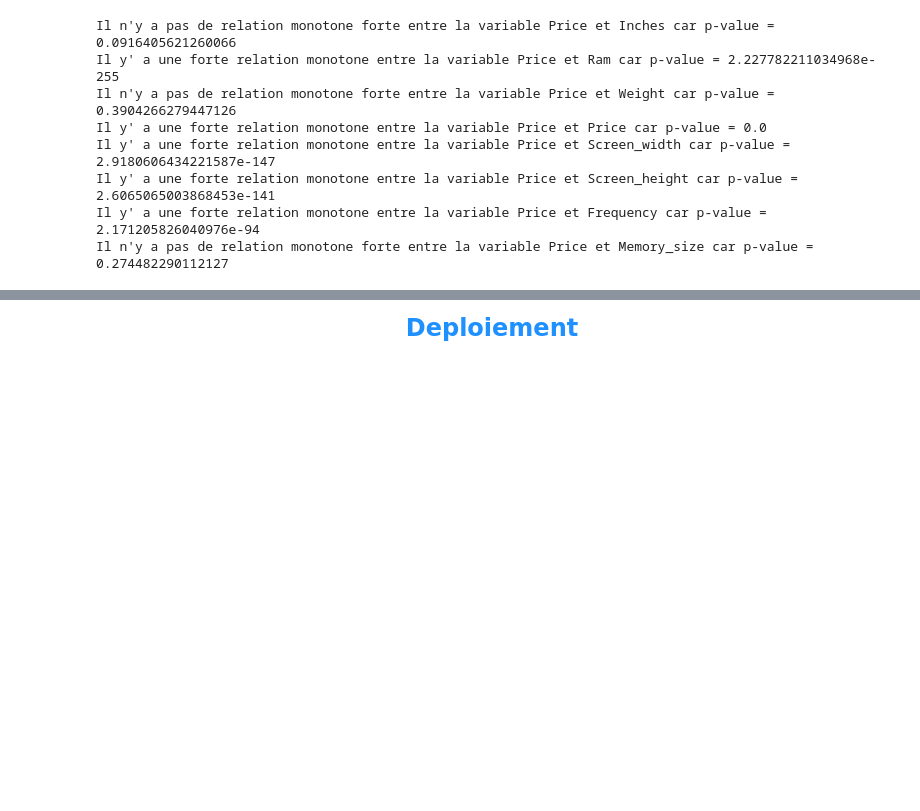
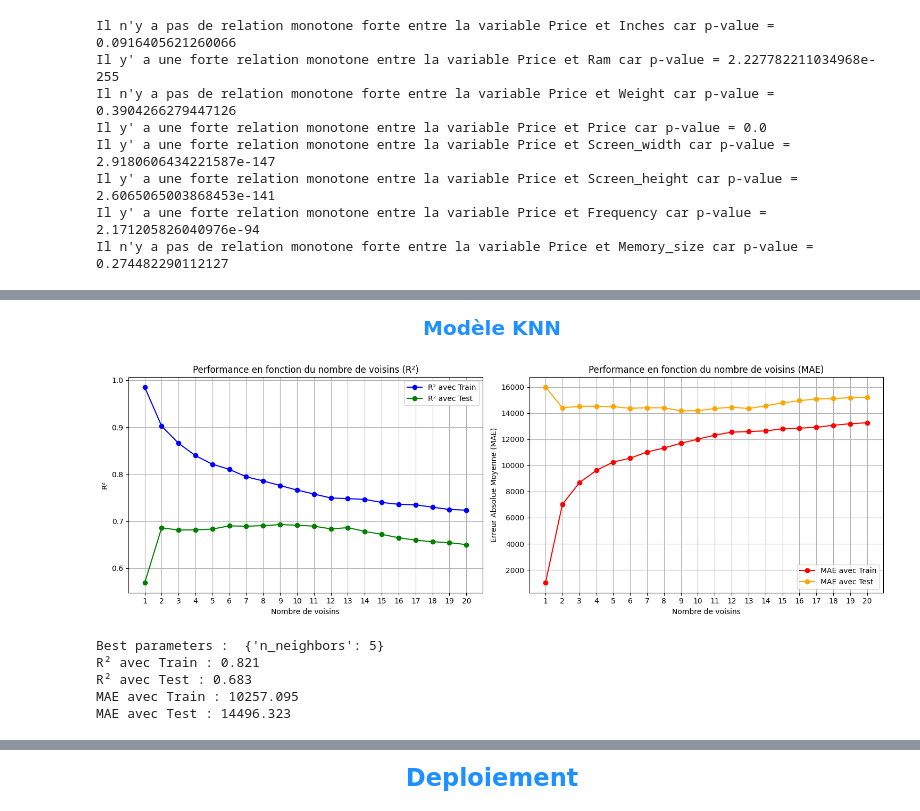
Before and after one commit to wahabsoumare/Computer-Prediction, a Jupyter notebook: script.ipynb, the cells around one changed output, grey strips where cells are left out. Saved outputs shown, nothing was run; the diff lists cells and outputs as text; code cells hidden in the pictures; blank space fills up the shorter version.

```diff
--- a/script.ipynb
+++ b/script.ipynb
@@ -285,0 +285,5 @@ R^2 score pour le modèle lasso est : 0.6529882867348766
+# %%
+encoder = LabelEncoder()
+encoded_df = limited_df.copy()
+encoded_df['Company'] = encoder.fit_transform(encoded_df['Company'])
+encoded_df
@@ -285,0 +327,72 @@ R^2 score pour le modèle lasso est : 0.6529882867348766
+# %%
+X, y = encoded_df.drop('Price', axis = 1), encoded_df['Price']
+X_train, X_test, y_train, y_test = train_test_split(X, y, train_size = 0.70, test_size = 0.30, random_state = 42)
+scaler = StandardScaler()
+X_train_scaled = scaler.fit_transform(X_train)
+X_test_scaled = scaler.fit_transform(X_test)
+# %% [markdown]
+<p style = 'text-align : center; font-weight : bold; font-size : 20px; color : dodgerblue;'>Modèle KNN</p>
+# %%
+neighbors = list(range(1, 21))
+train_accuracy = np.empty(len(neighbors))
+test_accuracy = np.empty(len(neighbors))
+train_mae = np.empty(len(neighbors))
+test_mae = np.empty(len(neighbors))
+
+for index, neighbor in enumerate(neighbors) :
+    knn = KNeighborsRegressor(n_neighbors = neighbor)
+    knn.fit(X_train_scaled, y_train)
+
+    train_accuracy[index] = knn.score(X_train_scaled, y_train)
+    test_accuracy[index] = knn.score(X_test_scaled, y_test)
+
+    train_mae[index] = mean_absolute_error(y_train, knn.predict(X_train_scaled))
+    test_mae[index] = mean_absolute_error(y_test, knn.predict(X_test_scaled))
+
+fig, (ax1, ax2) = plt.subplots(1, 2, figsize = (15, 5))
+
+ax1.plot(neighbors, train_accuracy, 'o-', label = 'R² avec Train', color = 'blue')
+ax1.plot(neighbors, test_accuracy, 'o-', label = 'R² avec Test', color = 'green')
+ax1.set_xlabel('Nombre de voisins')
+ax1.set_ylabel('R²')
+ax1.set_title('Performance en fonction du nombre de voisins (R²)')
+ax1.set_xticks(neighbors)
+ax1.legend(loc = 'upper right')
+ax1.grid()
+
+ax2.plot(neighbors, train_mae, 'o-', label = 'MAE avec Train', color = 'red')
+ax2.plot(neighbors, test_mae, 'o-', label = 'MAE avec Test', color = 'orange')
+ax2.set_xlabel('Nombre de voisins')
+ax2.set_ylabel('Erreur Absolue Moyenne (MAE)')
+ax2.set_title('Performance en fonction du nombre de voisins (MAE)')
+ax2.set_xticks(neighbors)
+ax2.legend(loc = 'lower right')
+ax2.grid()
+
+plt.tight_layout()
+plt.show()
+
+param_grid = {
+    'n_neighbors': neighbors,
+}
+grid_search = GridSearchCV(KNeighborsRegressor(), param_grid, cv = 5, scoring = 'r2')
+grid_search.fit(X_train_scaled, y_train)
+print("Best parameters : ", grid_search.best_params_)
+
+best_knn = grid_search.best_estimator_
+train_accuracy = best_knn.score(X_train_scaled, y_train)
+test_accuracy = best_knn.score(X_test_scaled, y_test)
+train_mae = mean_absolute_error(y_train, best_knn.predict(X_train_scaled))
+test_mae = mean_absolute_error(y_test, best_knn.predict(X_test_scaled))
+
+print(f"R² avec Train : {train_accuracy:.3f}")
+print(f"R² avec Test : {test_accuracy:.3f}")
+print(f"MAE avec Train : {train_mae:.3f}")
+print(f"MAE avec Test : {test_mae:.3f}")
+# %% [output]
+[figure, added]
+Best parameters :  {'n_neighbors': 5}
+R² avec Train : 0.821
+R² avec Test : 0.683
+MAE avec Train : 10257.095
+MAE avec Test : 14496.323
```
Also changed, not shown: parts of 40 cells of this notebook, 47 other files.
